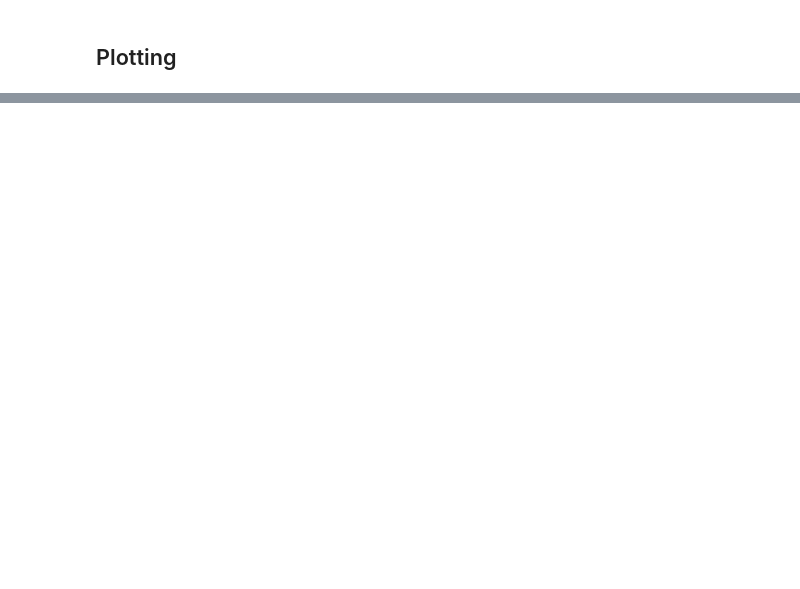
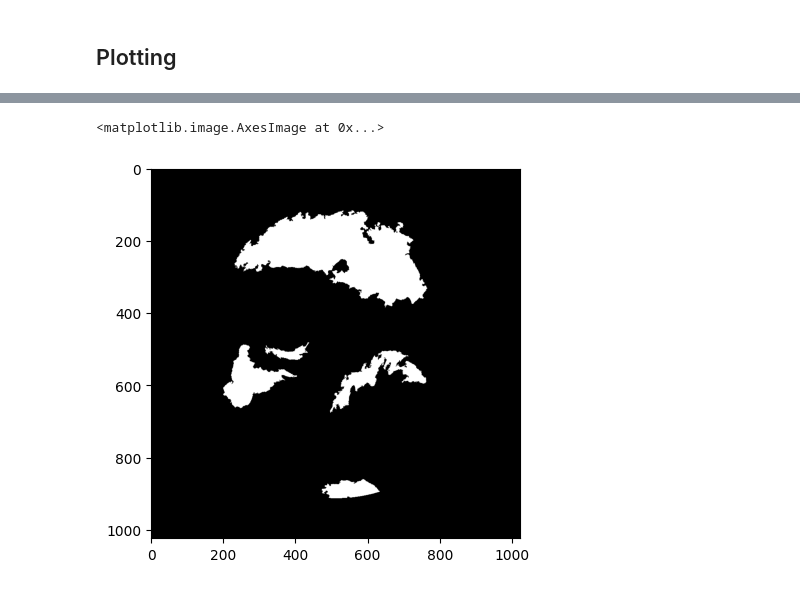
Before and after one commit to oscu0/helio-n, a Jupyter notebook: CH Mask Generator.ipynb, the cells around one changed output, grey strips where cells are left out. Cells and saved outputs as stored; diff of their text form; code cells hidden in the pictures; blank space fills up the shorter version.

Commit message:
Normalized representation and resolution of generated and ground truth masks

```diff
--- a/CH Mask Generator.ipynb
+++ b/CH Mask Generator.ipynb
@@ -23,4 +26,4 @@ pd.set_option("display.width", 1000)
 # %% [markdown]
 # Data Processing
 # %%
-df = IO.prepare_dataset(paths["fits_root"], paths["masks_root"])[0]
+df = prepare_dataset(paths["fits_root"], paths["masks_root"])[0]
@@ -315,0 +339,2 @@ See the caveats in the documentation: https://pandas.pydata.org/pandas-docs/stab
+# %%
+row = df.iloc[0]
@@ -315,0 +355,5 @@ See the caveats in the documentation: https://pandas.pydata.org/pandas-docs/stab
+# %%
+plt.imshow(np.array(PIL.Image.open(row.mask_path)), cmap="gray")
+# %% [output]
+<matplotlib.image.AxesImage at 0x...>
+[figure, added]
```
Also changed, not shown: parts of 11 cells of this notebook, 1 other file.
